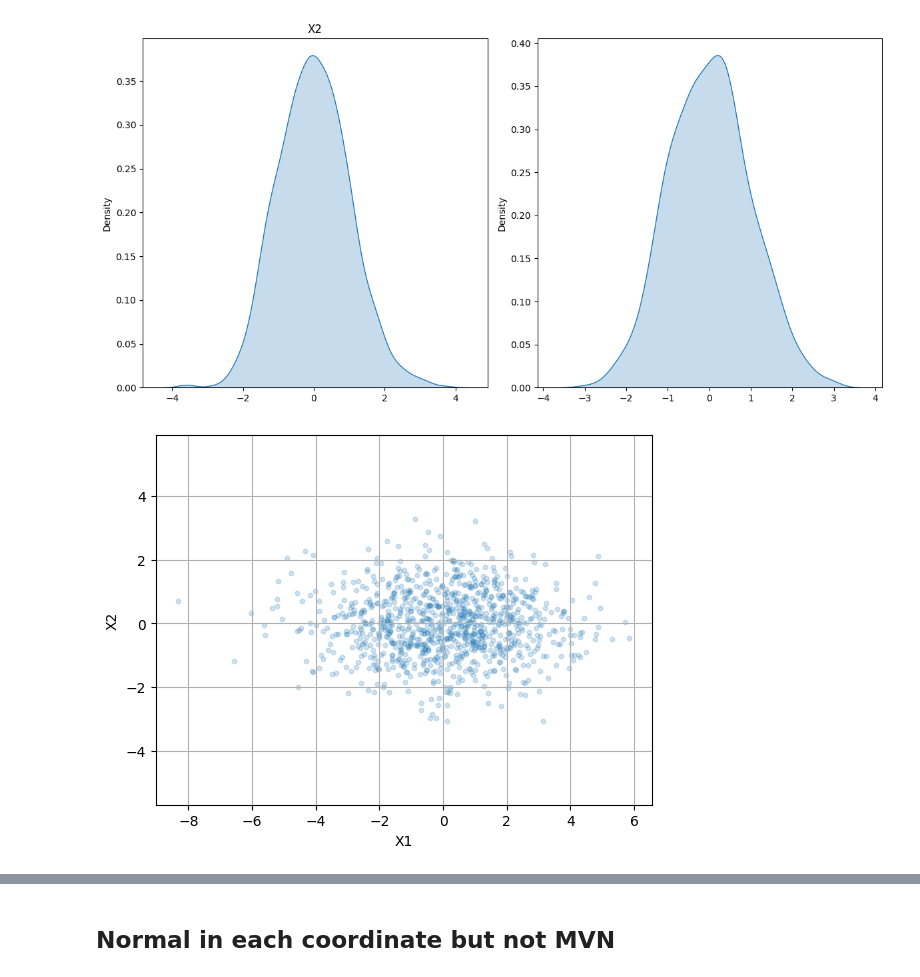
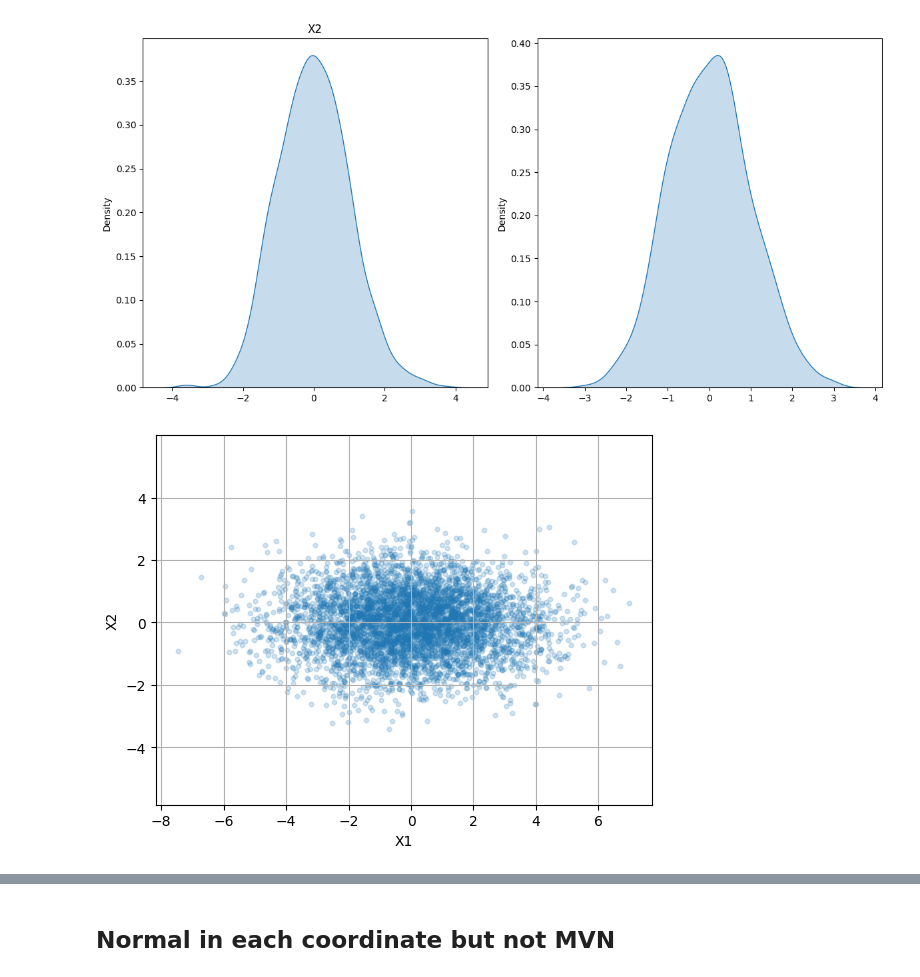
Before and after one commit to apurvanakade/2024F-monte-carlo-methods, a Jupyter notebook: MVN.ipynb, the cells around one changed output, grey strips where cells are left out. Cells and saved outputs as stored; diff of their text form; code cells hidden in the pictures.

```diff
--- a/MVN.ipynb
+++ b/MVN.ipynb
@@ -11,7 +11,8 @@ def plot_MVN (m):
   plt.ylabel('X2')
   plt.grid(True)
   plt.axis('equal')
-  plt.show()
+  # plt.show()
+  return plt
 # %%
 def plot_each_coord (m) :
   fig, axs = plt.subplots(1, 2, figsize=(12, 6))
@@ -41,10 +42,10 @@ plot_each_coord (m1)
 # %%
 Mean2 = [0, 0]
 Sigma2 = [[4, 0], [0, 1]]
 
-m2 = np.random.multivariate_normal(mean=Mean2, cov=Sigma2, size=1000)
+m2 = np.random.multivariate_normal(mean=Mean2, cov=Sigma2, size=5000)
 
-plot_MVN(m2)
+plot_MVN(m2).show()
 # %% [output]
-[figure, old version]
+[figure, new version]
 # %%
```
Also changed, not shown: parts of 11 cells of this notebook, 27 other files.
